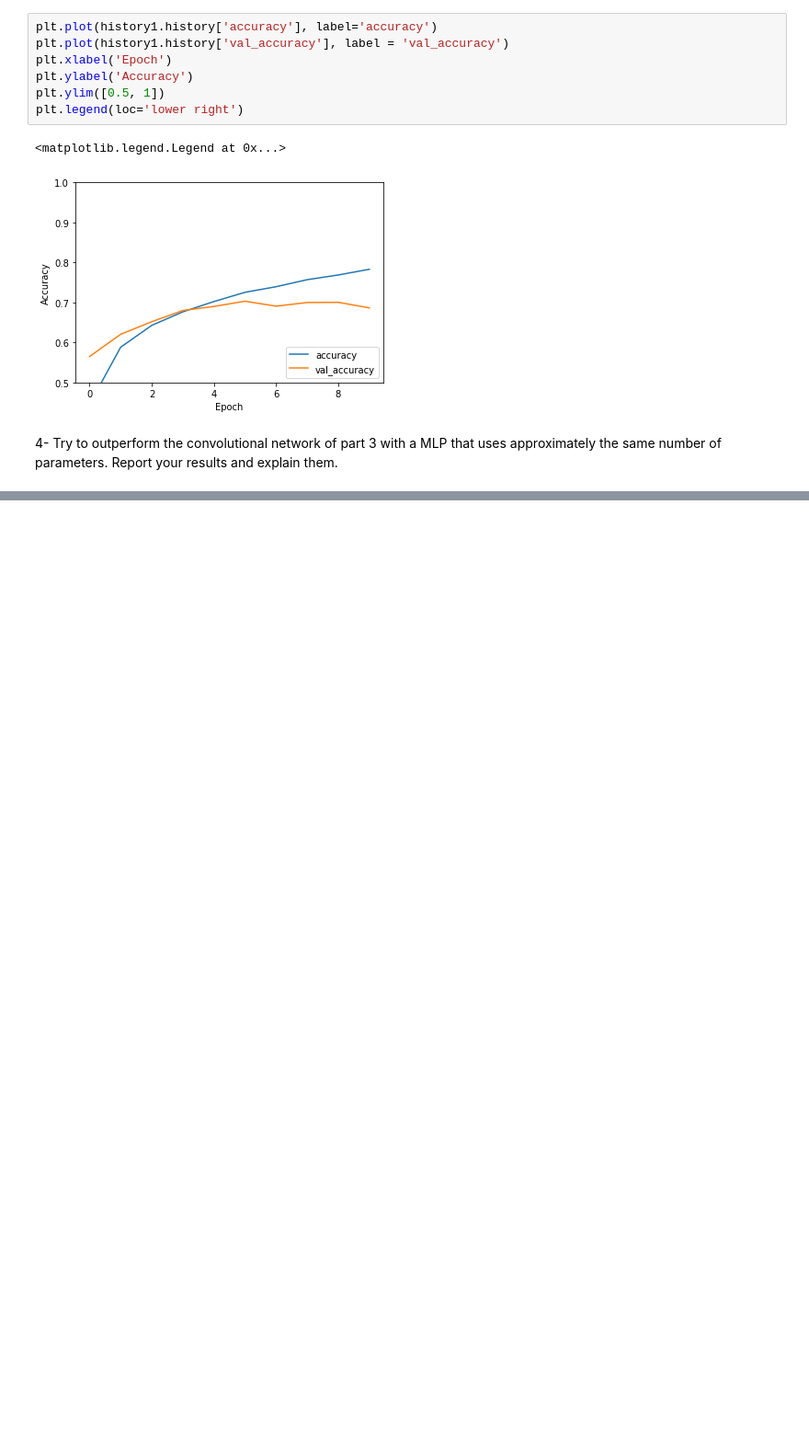
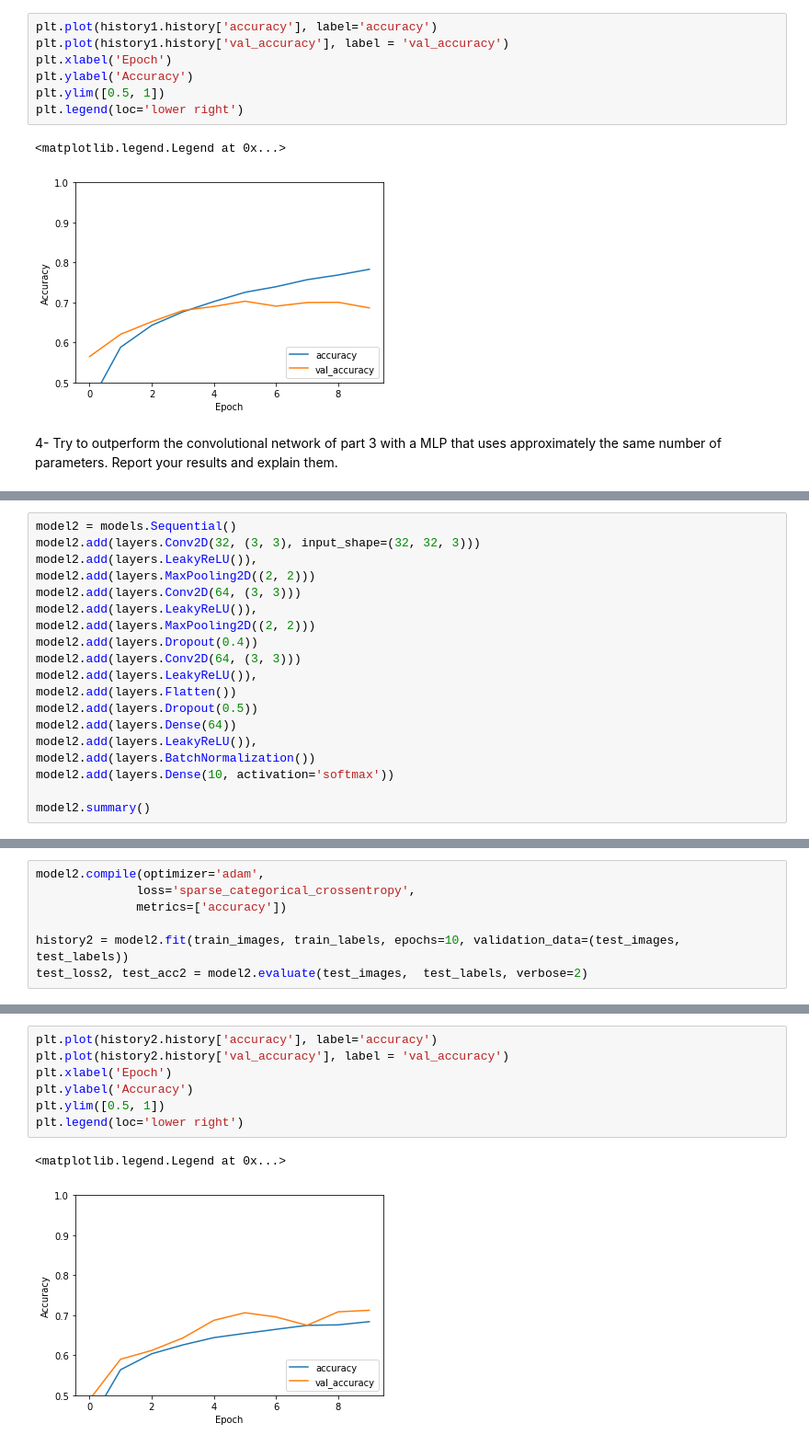
Before and after one commit to Ylja07/Cds-machine-learning, a Jupyter notebook: exercise_deep_learning_tensorflow/Week 6 Deep Learning/ConvNet.ipynb, the cells around one changed output, grey strips where cells are left out. Shown at 92% size. Cells and saved outputs as stored; diff of their text form; blank space fills up the shorter version.

```diff
--- a/exercise_deep_learning_tensorflow/Week 6 Deep Learning/ConvNet.ipynb
+++ b/exercise_deep_learning_tensorflow/Week 6 Deep Learning/ConvNet.ipynb
@@ -89,0 +103,19 @@ YOUR ANWSER HERE:
+# %%
+model2 = models.Sequential()
+model2.add(layers.Conv2D(32, (3, 3), input_shape=(32, 32, 3)))
+model2.add(layers.LeakyReLU()),
+model2.add(layers.MaxPooling2D((2, 2)))
+model2.add(layers.Conv2D(64, (3, 3)))
+model2.add(layers.LeakyReLU()),
+model2.add(layers.MaxPooling2D((2, 2)))
+model2.add(layers.Dropout(0.4))
+model2.add(layers.Conv2D(64, (3, 3)))
+model2.add(layers.LeakyReLU()),
+model2.add(layers.Flatten())
+model2.add(layers.Dropout(0.5))
+model2.add(layers.Dense(64))
+model2.add(layers.LeakyReLU()),
+model2.add(layers.BatchNormalization())
+model2.add(layers.Dense(10, activation='softmax'))
+
+model2.summary()
@@ -89,0 +140,7 @@ YOUR ANWSER HERE:
+# %%
+model2.compile(optimizer='adam',
+              loss='sparse_categorical_crossentropy',
+              metrics=['accuracy'])
+
+history2 = model2.fit(train_images, train_labels, epochs=10, validation_data=(test_images, test_labels))
+test_loss2, test_acc2 = model2.evaluate(test_images,  test_labels, verbose=2)
@@ -89,0 +165,10 @@ YOUR ANWSER HERE:
+# %%
+plt.plot(history2.history['accuracy'], label='accuracy')
+plt.plot(history2.history['val_accuracy'], label = 'val_accuracy')
+plt.xlabel('Epoch')
+plt.ylabel('Accuracy')
+plt.ylim([0.5, 1])
+plt.legend(loc='lower right')
+# %% [output]
+<matplotlib.legend.Legend at 0x...>
+[figure, added]
```
Also changed, not shown: parts of 6 cells of this notebook, 1 other file.
